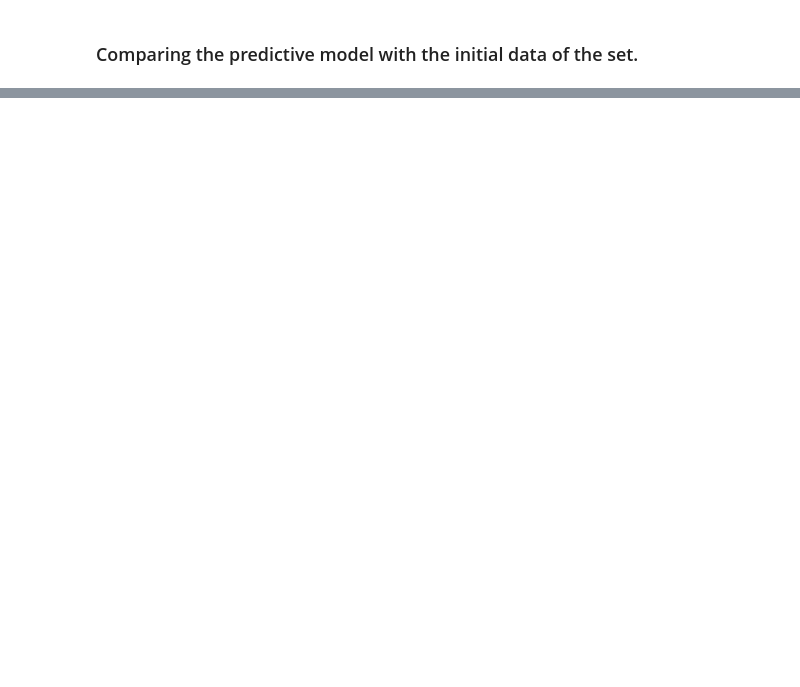
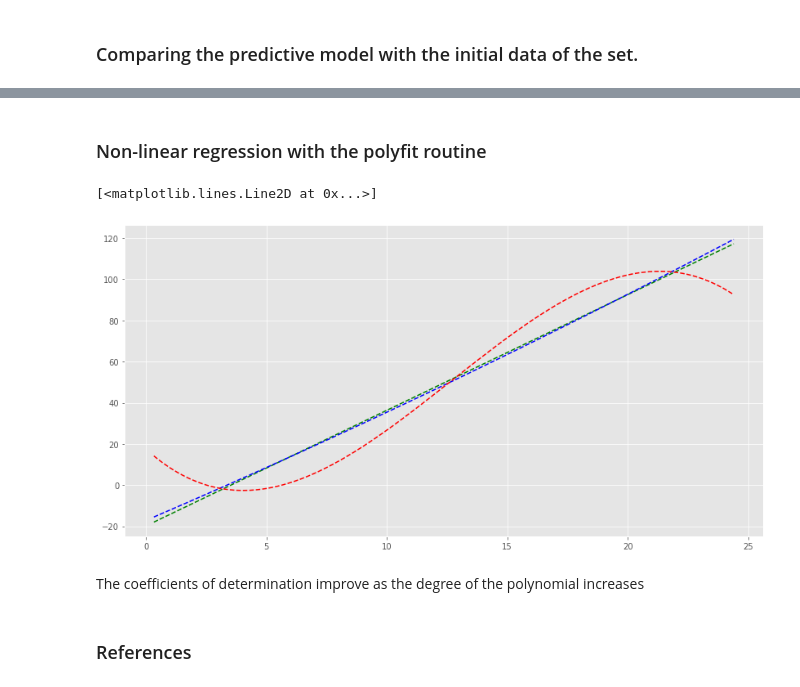
Before and after one commit to claudiamorazzoni/project_fda, a Jupyter notebook: Project - Fundamentals of Data Analysis.ipynb, the cells around one changed output, grey strips where cells are left out. Drawn from its saved outputs; the diff is of its cells as text; code cells hidden in the pictures; blank space fills up the shorter version.

```diff
--- a/Project - Fundamentals of Data Analysis.ipynb
+++ b/Project - Fundamentals of Data Analysis.ipynb
@@ -485,0 +489,7 @@ g2 = sns.distplot(pred1, ax=ax_copy, kde=False, hist=True,
+# %% [markdown]
+###  Non-linear regression with the polyfit routine
+# %%
+# fitting the curve to a polynomial
+coeffs_a = np.polyfit(x_f, y_f, 1)
+coeffs_b = np.polyfit(x_f, y_f, 2)
+coeffs_c = np.polyfit(x_f, y_f, 3)
@@ -485,0 +517,12 @@ g2 = sns.distplot(pred1, ax=ax_copy, kde=False, hist=True,
+# %%
+#plt.plot(x_f, y_f, 'o')
+plt.plot(x_f, np.polyval(coeffs_a, x_f), 'g--')
+plt.plot(x_f, np.polyval(coeffs_b, x_f), 'b--')
+plt.plot(x_f, np.polyval(coeffs_c, x_f), 'r--')
+# %% [output]
+[<matplotlib.lines.Line2D at 0x...>]
+[figure, added]
+# %% [markdown]
+The coefficients of determination improve as the degree of the polynomial increases
+# %% [markdown]
+### References
```
Also changed, not shown: parts of 28 cells of this notebook.
